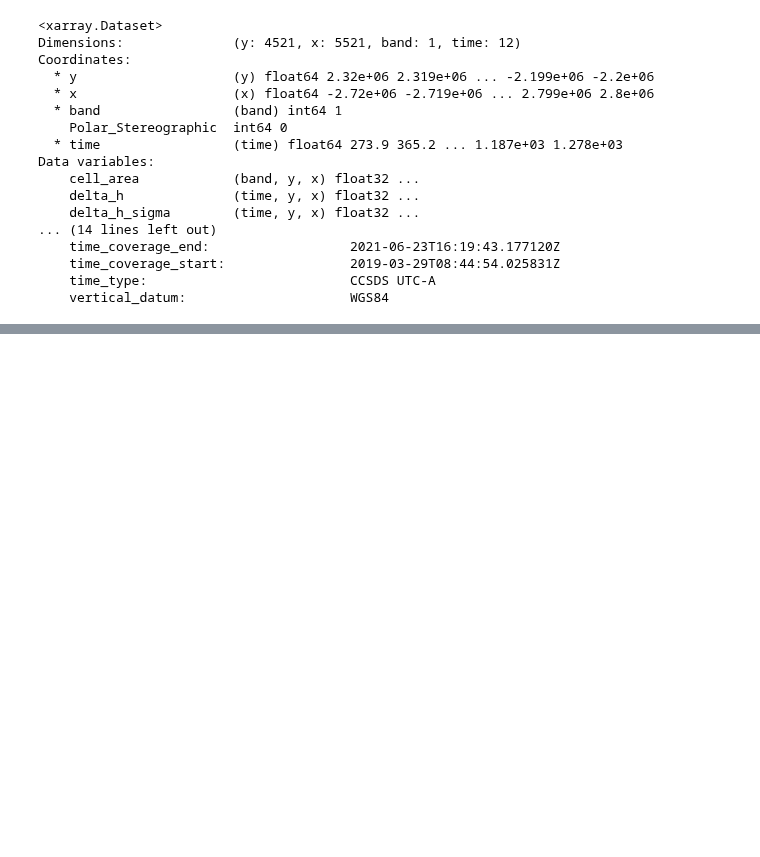
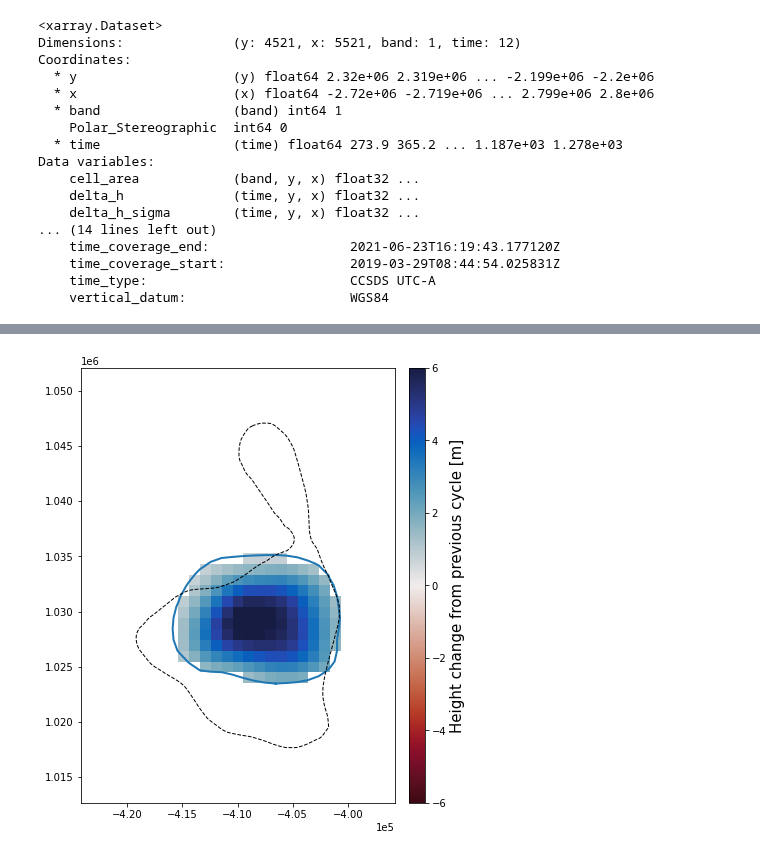
Before and after one commit to wsauthoff/Sauthoff-2025-GRL, a Jupyter notebook: ATL15-variable-outlines-dvdt.ipynb, the cells around one changed output, grey strips where cells are left out. Drawn from its saved outputs; the diff is of its cells as text; code cells hidden in the pictures; blank space fills up the shorter version.

```diff
--- a/ATL15-variable-outlines-dvdt.ipynb
+++ b/ATL15-variable-outlines-dvdt.ipynb
@@ -115,0 +251,83 @@ fig.colorbar(img, cax=cax).set_label('Height change from previous cycle [m]', si
+# %%
+# def ATL15_var_outline_dhdvdt(lakename,thres):
+'''
+Function to calculate the lake avg. dh/dt and dv/dt using time-variable outlines.
+'''
+lakename = 'Slessor_23' # hardcoding until func debugged
+# isolate individual lake using gpd buffer
+#lake_gpd = Smith2009_outlines.loc[Smith2009_outlines['Name'] == lakename]
+lake_gpd = SiegfriedFricker2018_outlines.loc[SiegfriedFricker2018_outlines['name'] == lakename]
+lake_buffer = lake_gpd.buffer(5000)
+# define lake bounding box
+x_min = lake_buffer.bounds.values[0,0]; x_max = lake_buffer.bounds.values[0,2]
+y_min = lake_buffer.bounds.values[0,1]; y_max = lake_buffer.bounds.values[0,3]
+# subset ATL15 data set to region of interest
+mask_x = (ATL15_dh.x >= x_min) & (ATL15_dh.x <= x_max)
+mask_y = (ATL15_dh.y >= y_min) & (ATL15_dh.y <= y_max)
+ATL15_dh_sub = ATL15_dh.where(mask_x & mask_y, drop=True)
+# creat empty lists to fill with data
+contours = []
+IS2_dates = []
+IS2_lkavgdhdt = []
+IS2_vols = []
+thres = 1 # HARD CODED TO DEBUG
+# for idx in range(len(ATL15_dh.delta_h)-1): # DEBUGGING
+idx=3 # HARD CODED TO DEBUG
+dhdt = ATL15_dh_sub.delta_h[idx+1,:,:]-ATL15_dh_sub.delta_h[idx,:,:]
+cntrs_fill = measure.find_contours(dhdt.values, thres)
+contours += [cntrs_fill]
+# cntrs_drain = measure.find_contours(dhdt.values, -thres) # DEBUGGING
+# contours += [cntrs_drain] # DEBUGGING
+# create mapping conversion factor to map array location to polar stereographic x,y
+x_conv = (x_max-x_min)/dhdt.shape[1]
+y_conv = (y_max-y_min)/dhdt.shape[0]
+# create polygon from created contours converting from ndarray coords to polar stereographic x,y
+# if len(contours[0]) == 0 & len(contours[1]) == 0:
+if len(contours[0]) == 0:
+    variable_area = 0
+    # create dhdt ndarray filled with 0's
+    # dhdt_mod = 0/ATL15_dh_sub.delta_h[idx,:,:] #SIMPLIFYING CODE
+    dhdt_mod = 0/dhdt
+else:
+    for contour in contours:
+        p = Polygon(list(zip(contour[0][:, 1]*x_conv+x_min, y_max-contour[0][:, 0]*y_conv)))
+        # MUST ADD IF ELSE CLAUSES TO PICK FILLING OR DRAINING CONTOUR TO INDEX WITH [0] OR [1] perhaps cycle through all contours with for loop
+    variable_area = p.area
+    # clip ATL15 data to polygon outline (first set crs)
+    dhdt.rio.write_crs(3031, inplace=True)
+    dhdt_mod = dhdt.rio.clip([p], drop=False, invert=False)
+# calculate mid-cycle dates for plotting
+date_time_str = ATL15_dh_sub.attrs['rangeBeginningDateTime'][2:10]
+date_time_obj = datetime.datetime.strptime(date_time_str, '%y-%m-%d')
+newdate = date_time_obj + datetime.timedelta(days=ATL15_dh_sub.time.values[idx])
+newdate1 = date_time_obj + datetime.timedelta(days=ATL15_dh_sub.time.values[idx+1])
+midcycdays = newdate1 - newdate
+midcycdate = newdate + midcycdays
+IS2_dates += [midcycdate]
+# calculate lake avg. dh/dt
+avg_lk_dhdt = np.nanmean(dhdt_mod.values)
+# avg_lk_dhdt = np.ma.average(np.ma.MaskedArray(dhdt_mod, mask=np.isnan(dhdt_mod)))
+IS2_lkavgdhdt += [avg_lk_dhdt]
+# calculate dv/dt
+vol = avg_lk_dhdt*variable_area
+IS2_vols += [vol]
+print(variable_area)
+print(p.area)
+print(avg_lk_dhdt)
+print(IS2_lkavgdhdt)
+print(vol)
+print(IS2_vols)
+
+fig, ax = plt.subplots(figsize=(8,8))
+img = ax.imshow(dhdt_mod, extent=[x_min, x_max, y_min, y_max],
+    origin='upper', cmap=cmocean.cm.balance_r, vmin=-v, vmax=v)
+for i in range(len(contours)):
+    for j in range(len(contours[0])):
+        ax.plot(contours[i][j][:, 1]*x_conv+x_min, y_max-contours[i][j][:, 0]*y_conv, linewidth=2)
+SiegfriedFricker2018_outlines.boundary.plot(ax=ax, color='k', linestyle='--', linewidth=1)
+ax.set(xlim=(x_min, x_max), ylim=(y_min, y_max))
+ax.ticklabel_format(axis='both',scilimits=(0,0))
+divider = make_axes_locatable(ax)
+cax = divider.append_axes('right', size='5%', pad=0.2)
+fig.colorbar(img, cax=cax).set_label('Height change from previous cycle [m]', size=15)
+# %% [output]
@@ -116,3 +340,4 @@ fig.colorbar(img, cax=cax).set_label('Height change from previous cycle [m]', si
+[figure, added]
 # %%
 # def ATL15_var_outline_dhdvdt(lakename,thres):
 '''
```
Also changed, not shown: parts of 11 cells of this notebook.
